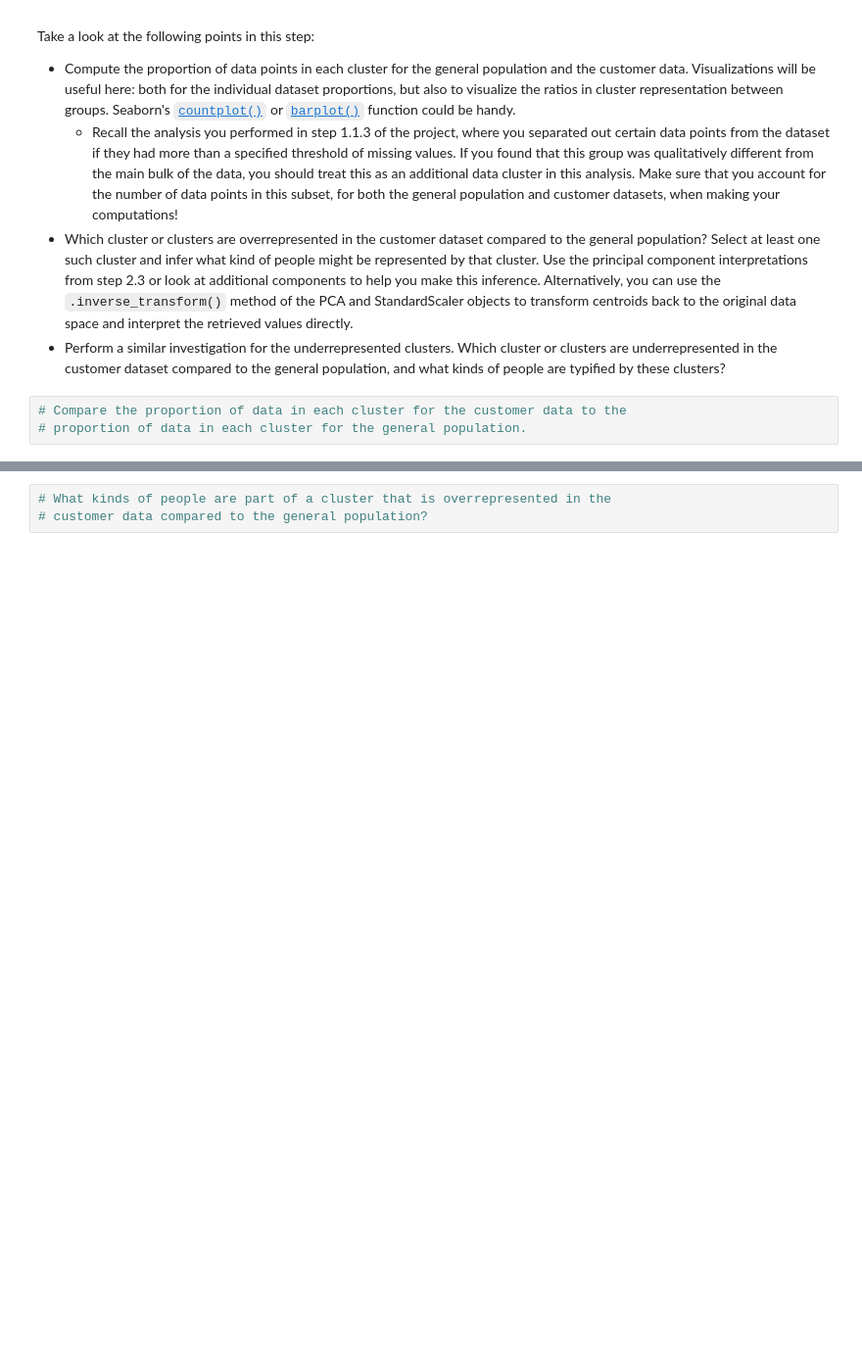
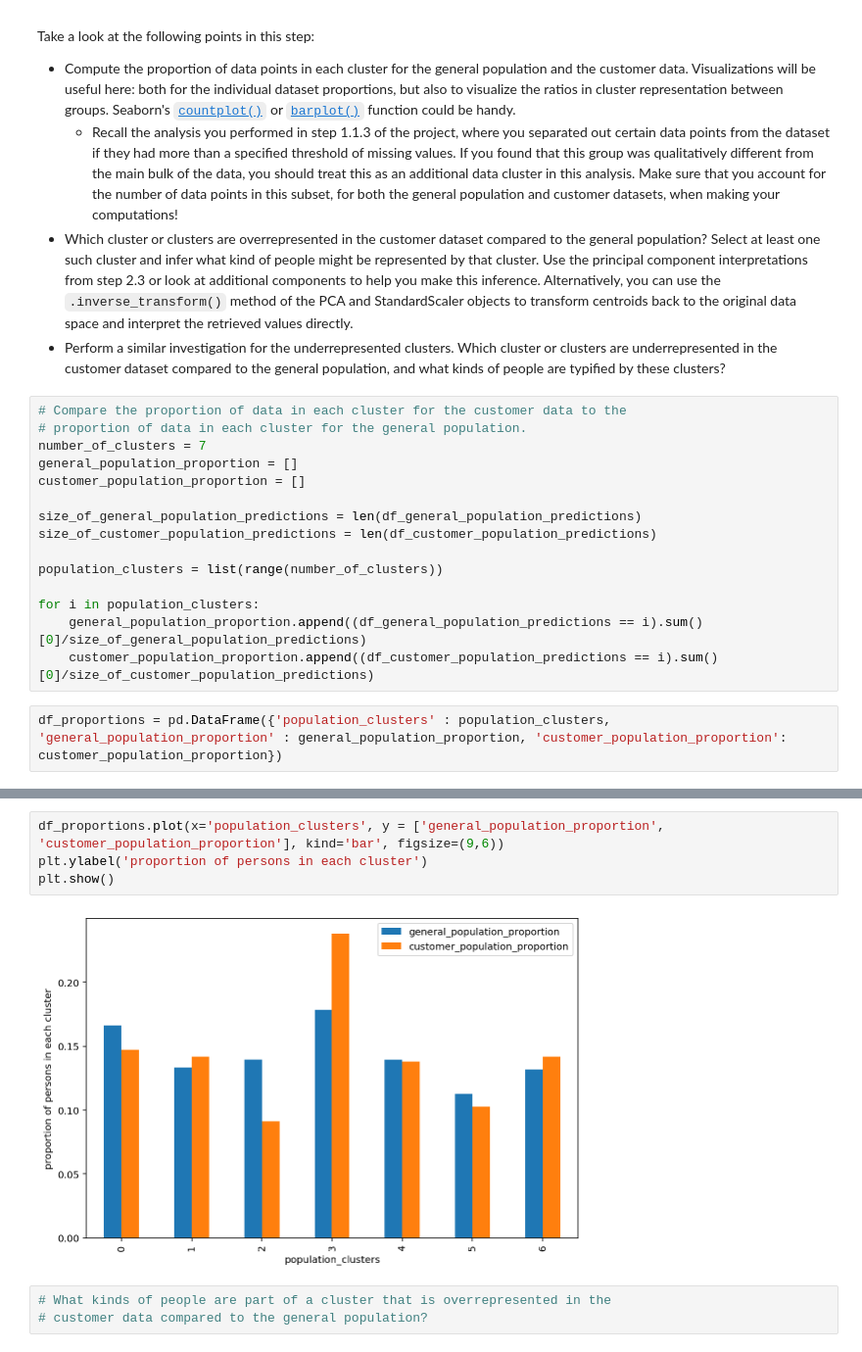
Before and after one commit to dguevar1/identify_customer_segments, a Jupyter notebook: Identify_Customer_Segments.ipynb, the cells around one changed output, grey strips where cells are left out. Shown at 98% size. Drawn from its saved outputs; the diff is of its cells as text; blank space fills up the shorter version.

```diff
--- a/Identify_Customer_Segments.ipynb
+++ b/Identify_Customer_Segments.ipynb
@@ -2809,3 +2939,17 @@ Take a look at the following points in this step:
 # %%
 # Compare the proportion of data in each cluster for the customer data to the
 # proportion of data in each cluster for the general population.
+number_of_clusters = 7
+general_population_proportion = []
+customer_population_proportion = []
+
+size_of_general_population_predictions = len(df_general_population_predictions)
+size_of_customer_population_predictions = len(df_customer_population_predictions)
+
+population_clusters = list(range(number_of_clusters))
+
+for i in population_clusters:
+    general_population_proportion.append((df_general_population_predictions == i).sum()[0]/size_of_general_population_predictions)
+    customer_population_proportion.append((df_customer_population_predictions == i).sum()[0]/size_of_customer_population_predictions)
+# %%
+df_proportions = pd.DataFrame({'population_clusters' : population_clusters, 'general_population_proportion' : general_population_proportion, 'customer_population_proportion': customer_population_proportion})
@@ -2812,3 +2971,9 @@ Take a look at the following points in this step:
+# %%
+df_proportions.plot(x='population_clusters', y = ['general_population_proportion', 'customer_population_proportion'], kind='bar', figsize=(9,6))
+plt.ylabel('proportion of persons in each cluster')
+plt.show()
+# %% [output]
+[figure, added]
 # %%
 # What kinds of people are part of a cluster that is overrepresented in the
 # customer data compared to the general population?
```
Also changed, not shown: parts of 32 cells of this notebook.
